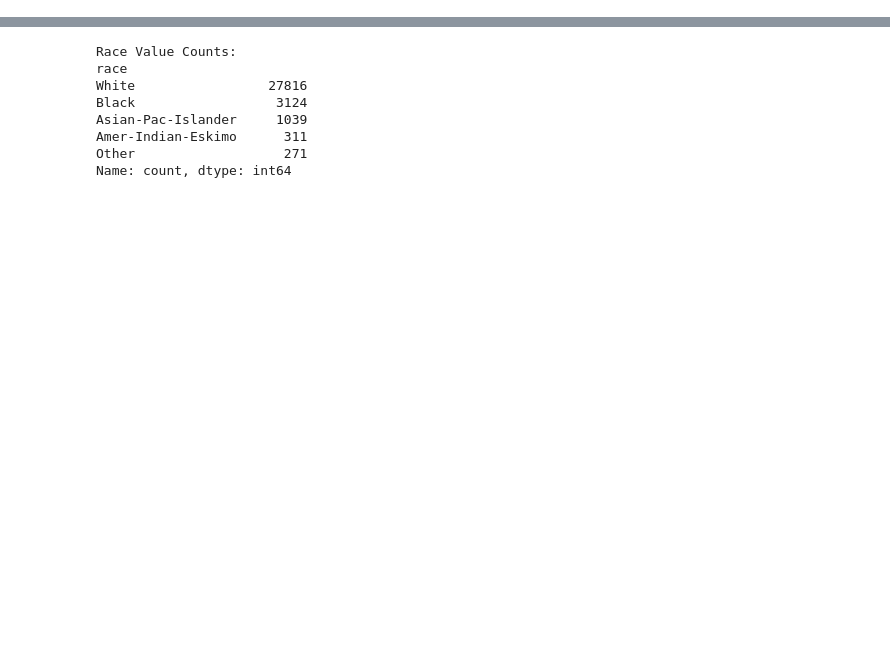
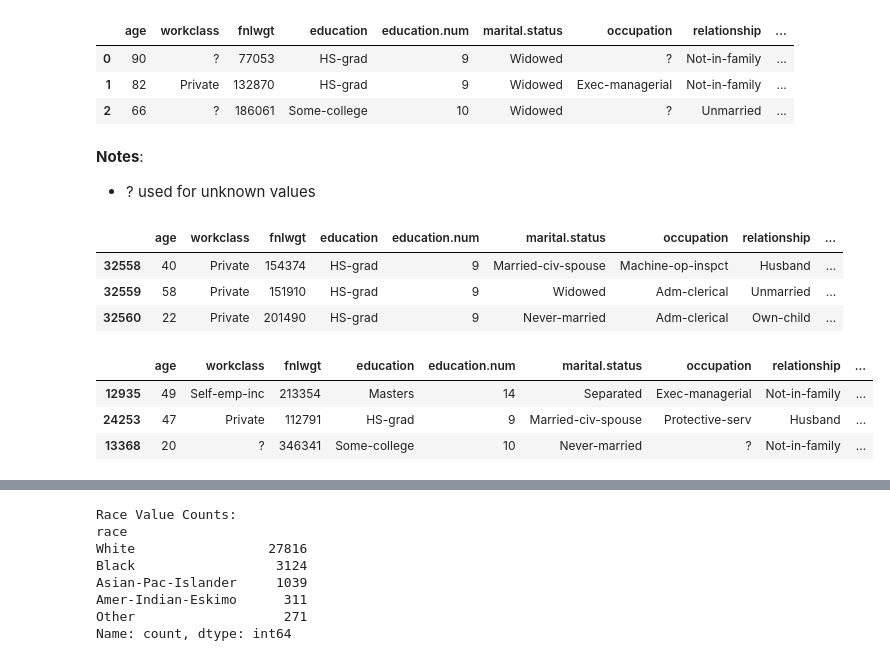
Before and after one commit to DonovanManogue/Data-6550---Data-Ethics-and-Responsibility, a Jupyter notebook: code/Ethan_Sandbox.ipynb, the cells around one changed output, grey strips where cells are left out. Saved outputs shown, nothing was run; the diff lists cells and outputs as text; code cells hidden in the pictures; blank space fills up the shorter version.

```diff
--- a/code/Ethan_Sandbox.ipynb
+++ b/code/Ethan_Sandbox.ipynb
@@ -63,0 +38,26 @@ Describe:
+# %%
+df.head(3)
+# %% [output]
+|  | age | workclass | fnlwgt | education | education.num | marital.status | occupation | relationship | ... |
+| 0 | 90 | ? | 77053 | HS-grad | 9 | Widowed | ? | Not-in-family | ... |
+| 1 | 82 | Private | 132870 | HS-grad | 9 | Widowed | Exec-managerial | Not-in-family | ... |
+| 2 | 66 | ? | 186061 | Some-college | 10 | Widowed | ? | Unmarried | ... |
+# %% [markdown]
+**Notes**:
+- ? used for unknown values
+# %%
+
+df.tail(3)
+# %% [output]
+|  | age | workclass | fnlwgt | education | education.num | marital.status | occupation | relationship | ... |
+| 32558 | 40 | Private | 154374 | HS-grad | 9 | Married-civ-spouse | Machine-op-inspct | Husband | ... |
+| 32559 | 58 | Private | 151910 | HS-grad | 9 | Widowed | Adm-clerical | Unmarried | ... |
+| 32560 | 22 | Private | 201490 | HS-grad | 9 | Never-married | Adm-clerical | Own-child | ... |
+# %%
+
+df.sample(3)
+# %% [output]
+|  | age | workclass | fnlwgt | education | education.num | marital.status | occupation | relationship | ... |
+| 12935 | 49 | Self-emp-inc | 213354 | Masters | 14 | Separated | Exec-managerial | Not-in-family | ... |
+| 24253 | 47 | Private | 112791 | HS-grad | 9 | Married-civ-spouse | Protective-serv | Husband | ... |
+| 13368 | 20 | ? | 346341 | Some-college | 10 | Never-married | ? | Not-in-family | ... |
```
Also changed, not shown: parts of 19 cells of this notebook.
